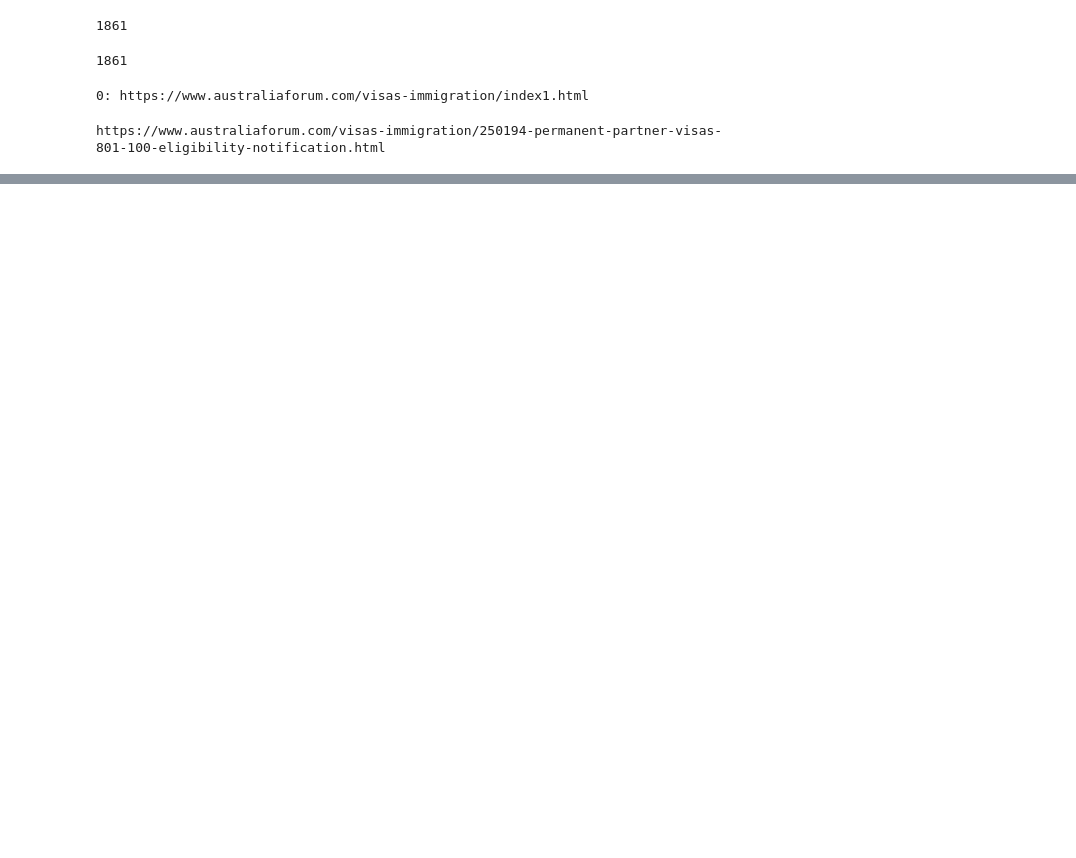
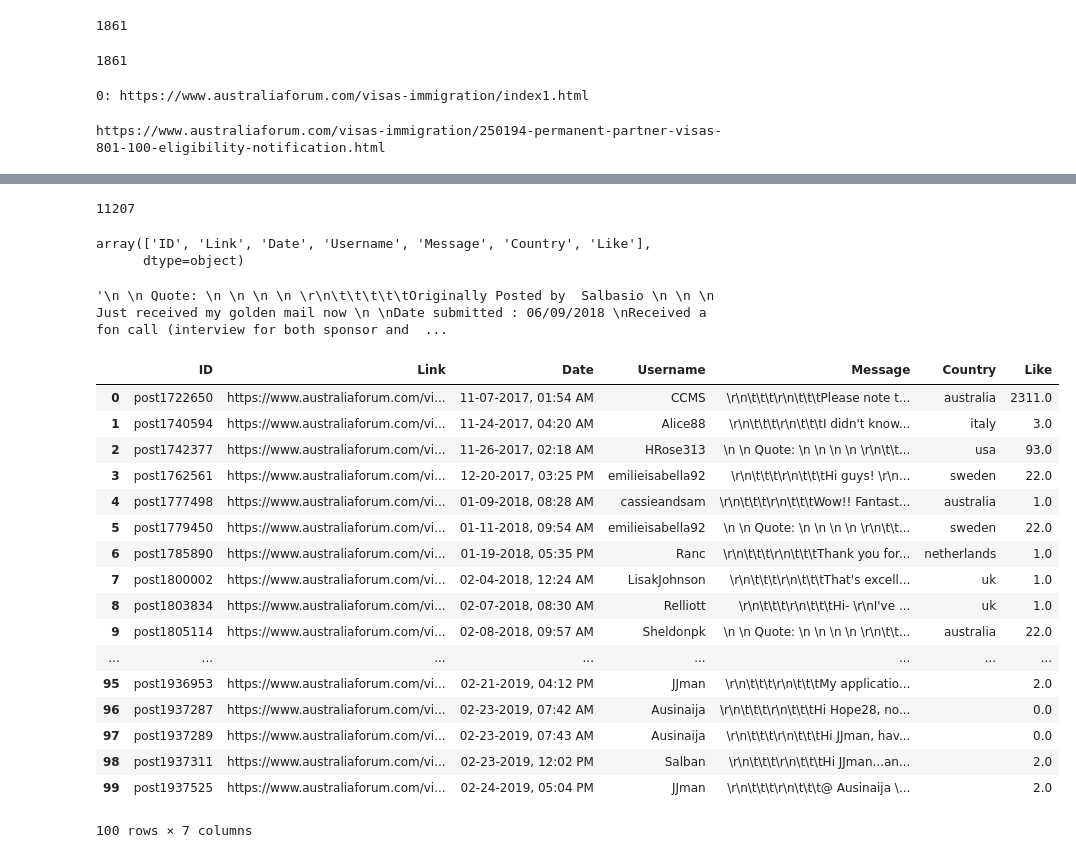
Before and after one commit to mkkhanzadi/AFdataanalysis, a Jupyter notebook: Australiaforum.ipynb, the cells around one changed output, grey strips where cells are left out. Cells and saved outputs as stored; diff of their text form; code cells hidden in the pictures; blank space fills up the shorter version.

```diff
--- a/Australiaforum.ipynb
+++ b/Australiaforum.ipynb
@@ -71,11 +51,12 @@ print(len(thread_page_urls))
 # %%
 #thread titles from all pages
 
-titles = []
+title_urls = []
 counter = 0
 
 # For running the full data set
 # max_urls = len(thread_page_urls)
+max_urls = 693  # For production
 max_urls = 2
 #0 and 1 are the same page
 for i in range(1, max_urls):
@@ -88,13 +69,13 @@ for i in range(1, max_urls):
 
     for link in thread_soup.find_all("a", {'id': (re.compile('thread_title_'))}):
         href = link.get('href')
-        titles.append(href)
+        title_urls.append(href)
     counter = counter + 1
 # %% [output]
 0: https://www.australiaforum.com/visas-immigration/index1.html
 # %%
-thread_url = titles[0]
-thread_page_count = get_thread_page_count(titles[0])
+thread_url = title_urls[0]
+thread_page_count = get_thread_page_count(title_urls[0])
 print(thread_url)
 # %% [output]
 https://www.australiaforum.com/visas-immigration/250194-permanent-partner-visas-801-100-eligibility-notification.html
@@ -162,15 +143,15 @@ def get_thread_messages(thread_url, total_posts, printing = False):
                         country = d.group(1)
                         #print(country)
             countries.append(country)
-            like = ''
+            like = 0
             likeS = i.select('div.smallfont')
             for l in likeS:
                 l = l.stripped_strings
                 for u in l:
-                    e = re.search('^\d\ likes received', u)
+                    e = re.search('^(\d*)(\ likes received)', u)
                     if (e):
-                        like = u
-                        print (like)
+                        like = int(e.group(1))
+            likes.append(like)
             usernameA = i.select('a.bigusername')
             #print(usernameA[0].string)
             usernames.append(usernameA[0].string)
@@ -181,17 +162,22 @@ def get_thread_messages(thread_url, total_posts, printing = False):
                 # print(s)
                 concat_message += s + ' '
             messages.append(concat_message)
-    data = { "ID": ids, "Link": links, "Date": dates, "Username": usernames, "Message": messages, "Country": countries, "like": likes}
+    data = { "ID": ids, "Link": links, "Date": dates, "Username": usernames, "Message": messages, "Country": countries, "Like": likes}
+    return(pd.DataFrame(data))
+
+    #frame = pd.DataFrame.from_dict(data, orient='index')
+    #frame = frame.transpose()
+    #frame.to_csv('ausforum.csv')
 # %%
 # Create empty frame
 base_data_frame = pd.DataFrame({ "ID": [], "Link": [], "Date": [], "Username": [], "Message": [], "Country": [], "Like": []})
 
 # For all the threads, get all the messages
-for thread_url in titles:
+for thread_url in title_urls:
     print(thread_url)
     thread_page_count = get_thread_page_count(thread_url)
      #For testing, reset thread_page_count to a low value
-    thread_page_count = 3
+    # thread_page_count = 3
     data_frame = get_thread_messages(thread_url, thread_page_count, printing=True)
     base_data_frame = base_data_frame.append(data_frame, ignore_index=True)
 print('Finished')
@@ -215,0 +203,9 @@ Finished
+# %%
+len(base_data_frame)
+# %% [output]
+11207
+# %%
+base_data_frame.columns.values
+# %% [output]
+array(['ID', 'Link', 'Date', 'Username', 'Message', 'Country', 'Like'],
+      dtype=object)
@@ -215,0 +221,25 @@ Finished
+# %%
+base_data_frame.iloc[445:446].Message.iloc[0]
+# %% [output]
+'\n \n Quote: \n \n \n \n \r\n\t\t\t\t\tOriginally Posted by  Salbasio \n \n \n Just received my golden mail now \n \nDate submitted : 06/09/2018 \nReceived a fon call (interview for both sponsor and  ...
+# %%
+base_data_frame.iloc[0:100]
+# %% [output]
+|  | ID | Link | Date | Username | Message | Country | Like |
+| 0 | post1722650 | https://www.australiaforum.com/vi... | 11-07-2017, 01:54 AM | CCMS | \r\n\t\t\t\r\n\t\t\tPlease note t... | australia | 2311.0 |
+| 1 | post1740594 | https://www.australiaforum.com/vi... | 11-24-2017, 04:20 AM | Alice88 | \r\n\t\t\t\r\n\t\t\tI didn't know... | italy | 3.0 |
+| 2 | post1742377 | https://www.australiaforum.com/vi... | 11-26-2017, 02:18 AM | HRose313 | \n \n Quote: \n \n \n \n \r\n\t\t... | usa | 93.0 |
+| 3 | post1762561 | https://www.australiaforum.com/vi... | 12-20-2017, 03:25 PM | emilieisabella92 | \r\n\t\t\t\r\n\t\t\tHi guys! \r\n... | sweden | 22.0 |
+| 4 | post1777498 | https://www.australiaforum.com/vi... | 01-09-2018, 08:28 AM | cassieandsam | \r\n\t\t\t\r\n\t\t\tWow!! Fantast... | australia | 1.0 |
+| 5 | post1779450 | https://www.australiaforum.com/vi... | 01-11-2018, 09:54 AM | emilieisabella92 | \n \n Quote: \n \n \n \n \r\n\t\t... | sweden | 22.0 |
+| 6 | post1785890 | https://www.australiaforum.com/vi... | 01-19-2018, 05:35 PM | Ranc | \r\n\t\t\t\r\n\t\t\tThank you for... | netherlands | 1.0 |
+| 7 | post1800002 | https://www.australiaforum.com/vi... | 02-04-2018, 12:24 AM | LisakJohnson | \r\n\t\t\t\r\n\t\t\tThat's excell... | uk | 1.0 |
+| 8 | post1803834 | https://www.australiaforum.com/vi... | 02-07-2018, 08:30 AM | Relliott | \r\n\t\t\t\r\n\t\t\tHi- \r\nI've ... | uk | 1.0 |
+| 9 | post1805114 | https://www.australiaforum.com/vi... | 02-08-2018, 09:57 AM | Sheldonpk | \n \n Quote: \n \n \n \n \r\n\t\t... | australia | 22.0 |
+| ... | ... | ... | ... | ... | ... | ... | ... |
+| 95 | post1936953 | https://www.australiaforum.com/vi... | 02-21-2019, 04:12 PM | JJman | \r\n\t\t\t\r\n\t\t\tMy applicatio... |  | 2.0 |
+| 96 | post1937287 | https://www.australiaforum.com/vi... | 02-23-2019, 07:42 AM | Ausinaija | \r\n\t\t\t\r\n\t\t\tHi Hope28, no... |  | 0.0 |
+| 97 | post1937289 | https://www.australiaforum.com/vi... | 02-23-2019, 07:43 AM | Ausinaija | \r\n\t\t\t\r\n\t\t\tHi JJman, hav... |  | 0.0 |
+| 98 | post1937311 | https://www.australiaforum.com/vi... | 02-23-2019, 12:02 PM | Salban | \r\n\t\t\t\r\n\t\t\tHi JJman...an... |  | 2.0 |
+| 99 | post1937525 | https://www.australiaforum.com/vi... | 02-24-2019, 05:04 PM | JJman | \r\n\t\t\t\r\n\t\t\t@ Ausinaija \... |  | 2.0 |
+100 rows × 7 columns
```
Also changed, not shown: parts of 3 cells of this notebook.
